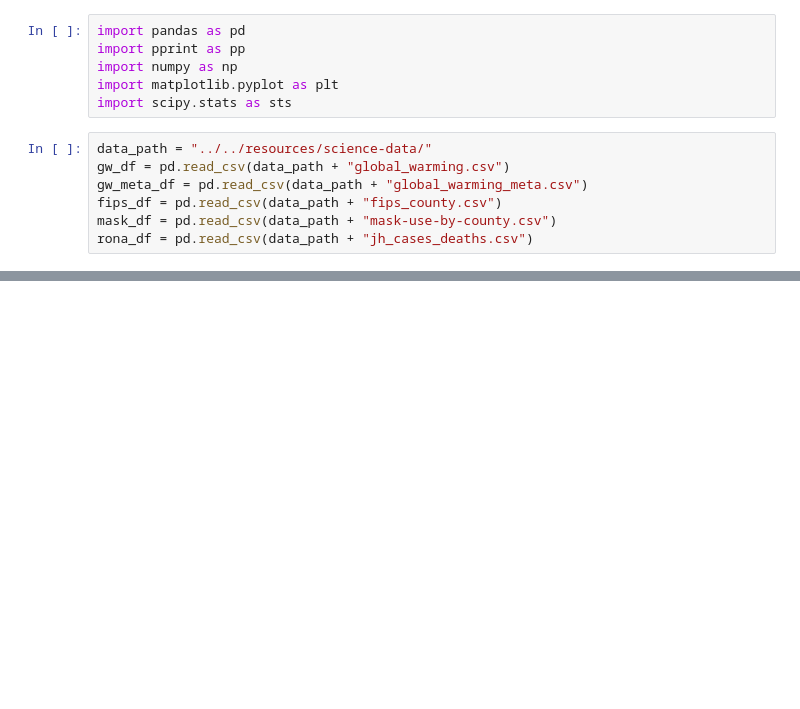
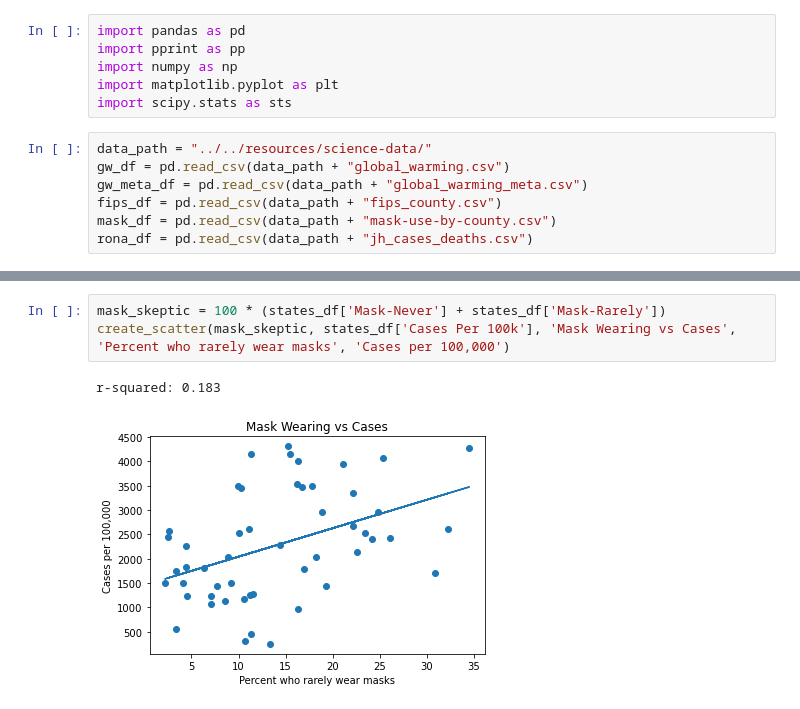
Before and after one commit to teresaflicek/Covid19-Societal-Impacts, a Jupyter notebook: analysis/science/science_beliefs.ipynb, the cells around one changed output, grey strips where cells are left out. Drawn from its saved outputs; the diff is of its cells as text; blank space fills up the shorter version.

```diff
--- a/analysis/science/science_beliefs.ipynb
+++ b/analysis/science/science_beliefs.ipynb
@@ -151,0 +64,6 @@ p-value: 0.0037860351340496183
+# %%
+mask_skeptic = 100 * (states_df['Mask-Never'] + states_df['Mask-Rarely'])
+create_scatter(mask_skeptic, states_df['Cases Per 100k'], 'Mask Wearing vs Cases', 'Percent who rarely wear masks', 'Cases per 100,000')
+# %% [output]
+r-squared: 0.183
+[figure, added]
```
Also changed, not shown: parts of 16 cells of this notebook, 1 other file.
